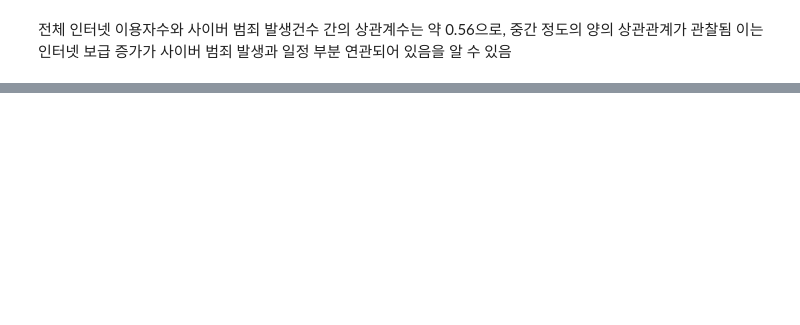
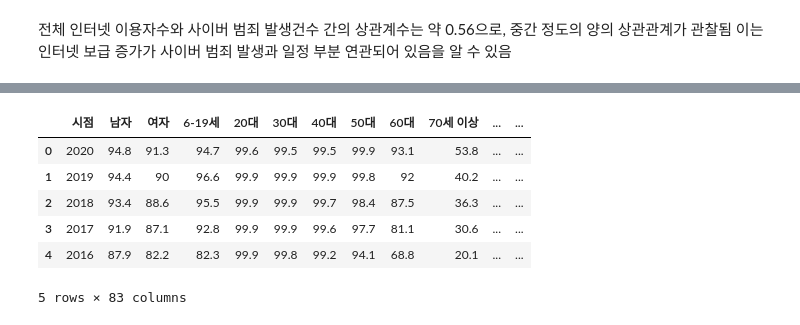
Before and after one commit to ppyoo1229/ML_Study, a Jupyter notebook: 산업공학실험/산업공학실험 과제_003_12226147_표채연_20250411_6주차과제.ipynb, the cells around one changed output, grey strips where cells are left out. Saved outputs shown, nothing was run; the diff lists cells and outputs as text; code cells hidden in the pictures; blank space fills up the shorter version.

Commit message:
스마트폰 보유율 데이터 추가

```diff
--- a/산업공학실험/산업공학실험 과제_003_12226147_표채연_20250411_6주차과제.ipynb
+++ b/산업공학실험/산업공학실험 과제_003_12226147_표채연_20250411_6주차과제.ipynb
@@ -204,3 +204,6 @@ plt.show()
 # %% [markdown]
 전체 인터넷 이용자수와 사이버 범죄 발생건수 간의 상관계수는 약 0.56으로, 중간 정도의 양의 상관관계가 관찰됨
 이는 인터넷 보급 증가가 사이버 범죄 발생과 일정 부분 연관되어 있음을 알 수 있음
+# %%
+smartphone = pd.read_csv("C:/Users/sj123/데이터분석/산업공학실험/data/가구원_스마트폰_보유율.csv")
+smartphone.head(3)
@@ -206,0 +232,22 @@ plt.show()
+# %%
+smartphone.columns = smartphone.iloc[0]
+smartphone = smartphone.drop([0,1]).reset_index(drop=True) #상단 2줄 제거
+
+# '시점' 컬럼명 확인하고 숫자화
+smartphone.rename(columns={smartphone.columns[0]: '시점'}, inplace=True)
+smartphone['시점'] = pd.to_numeric(smartphone['시점'], errors='coerce')
+
+
+# 필요 없는 컬럼 드롭
+drop_cols = [col for col in smartphone.columns if '성*연령별' in str(col) or '청소년성별' in str(col)]
+smartphone = smartphone.drop(columns=drop_cols, errors='ignore')
+
+smartphone.head()
+# %% [output]
+|  | 시점 | 남자 | 여자 | 6-19세 | 20대 | 30대 | 40대 | 50대 | 60대 | 70세 이상 | ... | ... |
+| 0 | 2020 | 94.8 | 91.3 | 94.7 | 99.6 | 99.5 | 99.5 | 99.9 | 93.1 | 53.8 | ... | ... |
+| 1 | 2019 | 94.4 | 90 | 96.6 | 99.9 | 99.9 | 99.9 | 99.8 | 92 | 40.2 | ... | ... |
+| 2 | 2018 | 93.4 | 88.6 | 95.5 | 99.9 | 99.9 | 99.7 | 98.4 | 87.5 | 36.3 | ... | ... |
+| 3 | 2017 | 91.9 | 87.1 | 92.8 | 99.9 | 99.9 | 99.6 | 97.7 | 81.1 | 30.6 | ... | ... |
+| 4 | 2016 | 87.9 | 82.2 | 82.3 | 99.9 | 99.8 | 99.2 | 94.1 | 68.8 | 20.1 | ... | ... |
+5 rows × 83 columns
```
Also changed, not shown: parts of 4 cells of this notebook, 1 other file.
